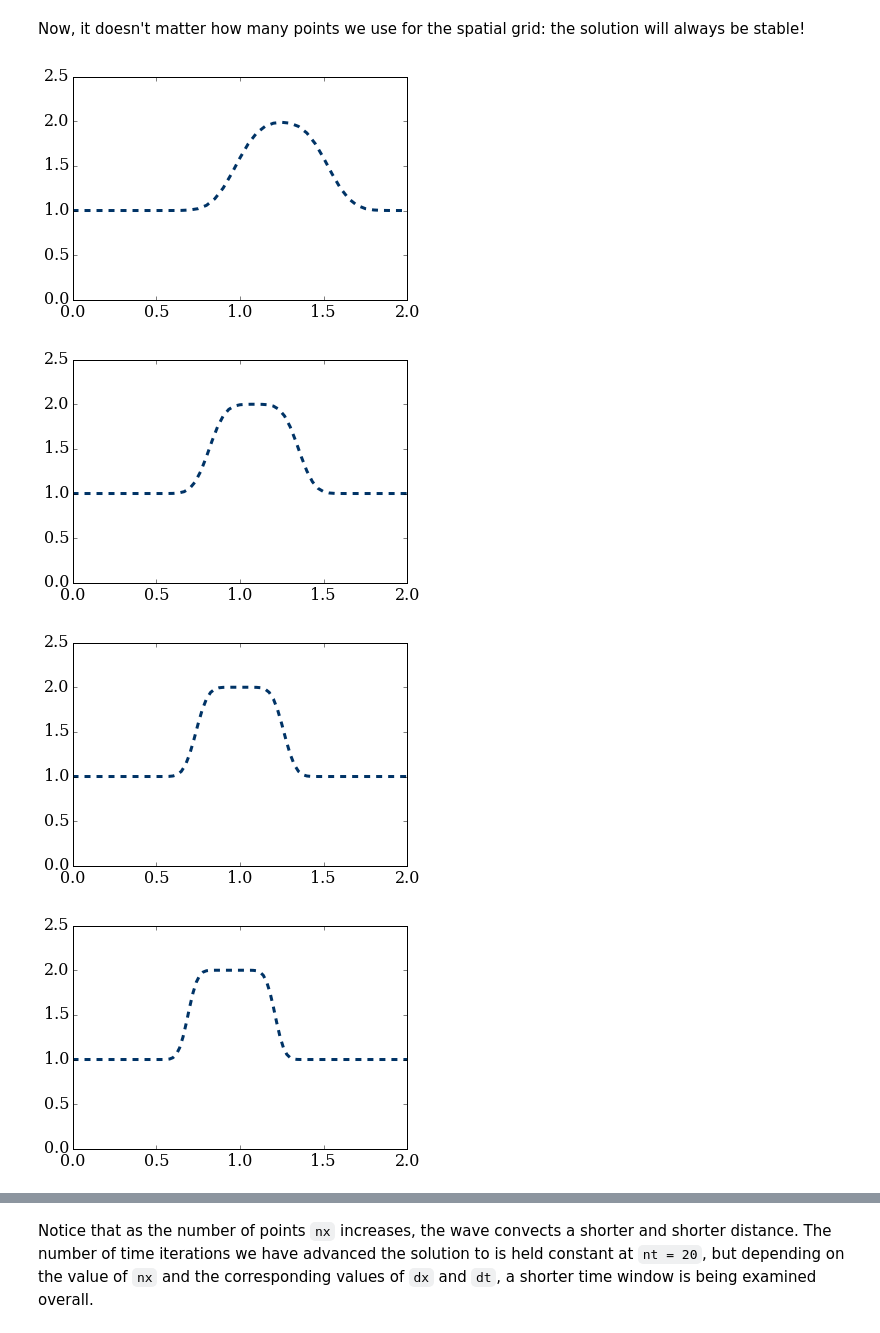
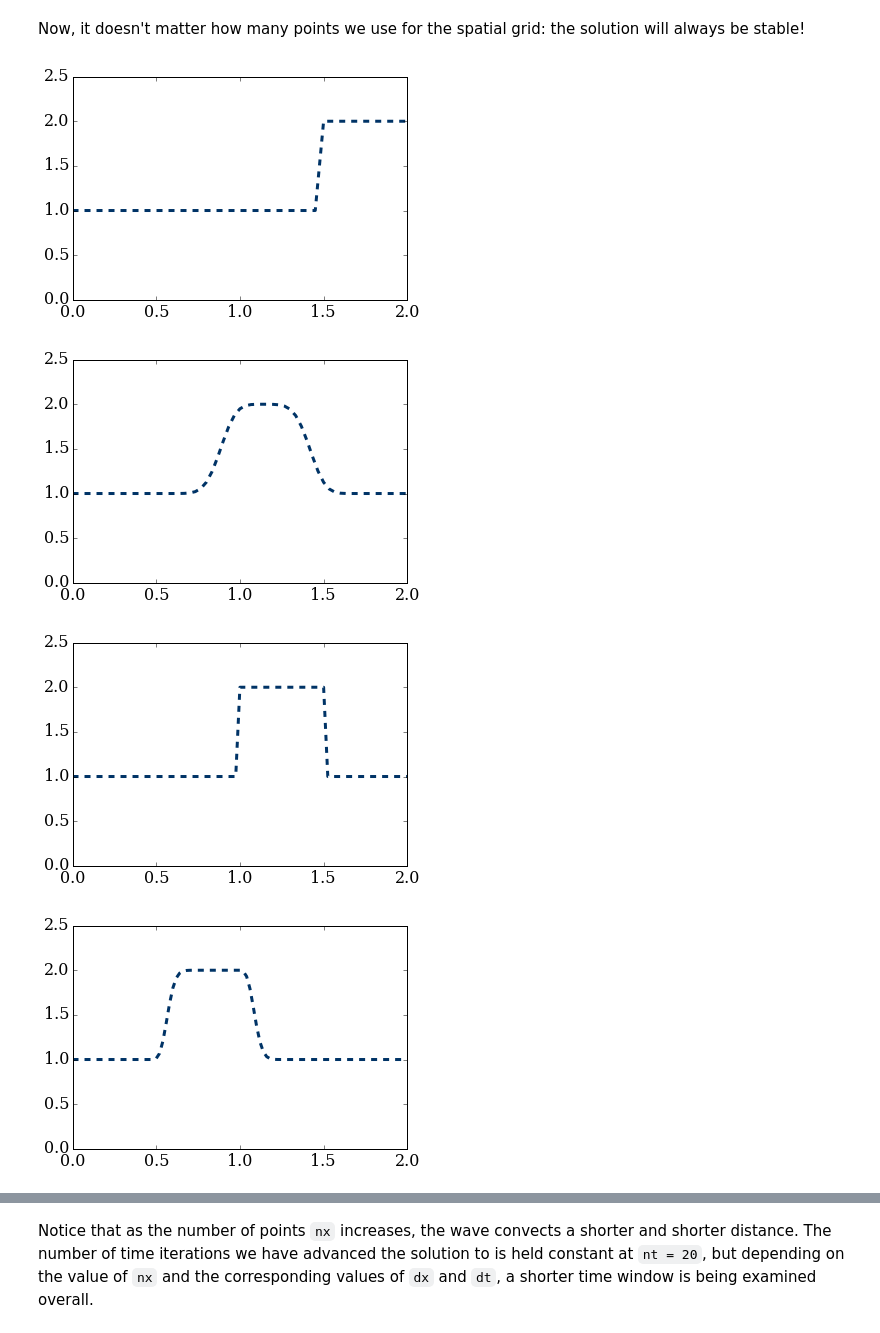
Before and after one commit to shantanu7/numerical-mooc, a Jupyter notebook: WorkDir/lessons/02_spacetime/02_02_CFLCondition.ipynb, the cells around one changed output, grey strips where cells are left out. Cells and saved outputs as stored; diff of their text form; code cells hidden in the pictures.

```diff
--- a/WorkDir/lessons/02_spacetime/02_02_CFLCondition.ipynb
+++ b/WorkDir/lessons/02_spacetime/02_02_CFLCondition.ipynb
@@ -117,7 +117,7 @@ The value of $c\Delta t/\Delta x$ is called the **Courant-Friedrichs-Lewy number
 
 In a new version of our code—written _defensively_—, we'll use the CFL number to calculate the appropriate time-step `dt` depending on the size of `dx`.
 # %%
-def linearconv(nx):
+def linearconv(nx, sigma):
     """Solve the linear convection equation.
 
     Solves the equation d_t u + c d_x u = 0 where
@@ -142,7 +142,7 @@ def linearconv(nx):
     dx = 2/(nx-1)
     nt = 20
     c = 1
-    sigma = .5
+    #sigma = .5
     x = numpy.linspace(0,2,nx)
 
     dt = sigma*dx
@@ -164,19 +164,19 @@ def linearconv(nx):
 # %% [markdown]
 Now, it doesn't matter how many points we use for the spatial grid: the solution will always be stable!
 # %%
-linearconv(41)
+linearconv(41, 1.0)
 # %% [output]
-[figure, old version]
+[figure, new version]
 # %%
-linearconv(61)
+linearconv(61, 0.6)
 # %% [output]
-[figure, old version]
+[figure, new version]
 # %%
-linearconv(81)
+linearconv(81, 1.0)
 # %% [output]
-[figure, old version]
+[figure, new version]
 # %%
-linearconv(101)
+linearconv(101, 0.2)
 # %% [output]
-[figure, old version]
+[figure, new version]
 # %%
```
Also changed, not shown: parts of 1 cell of this notebook.
